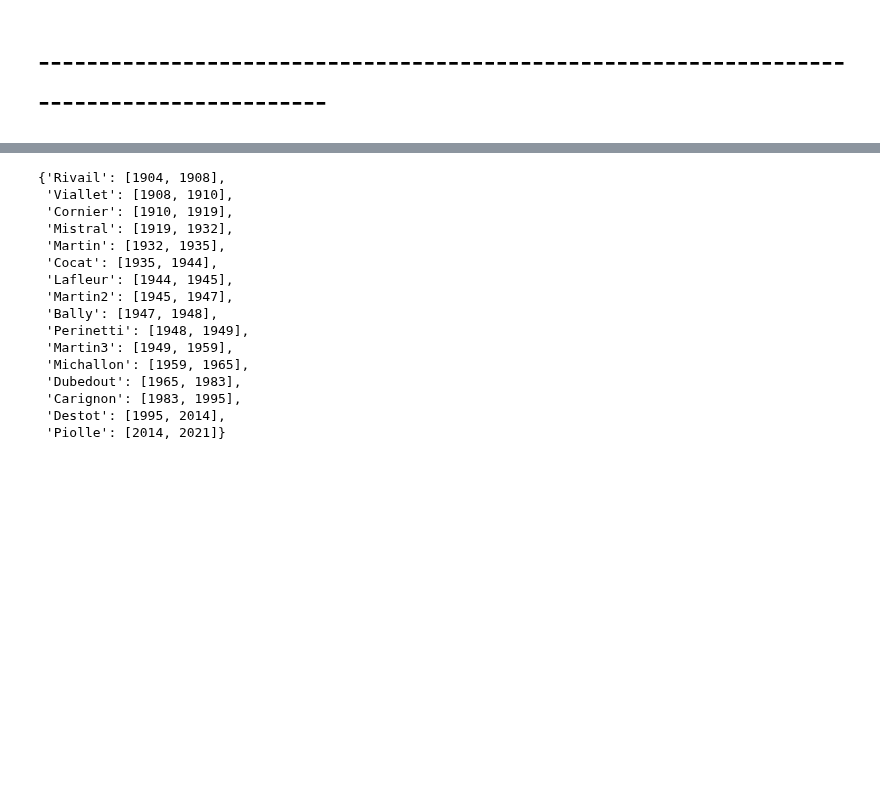
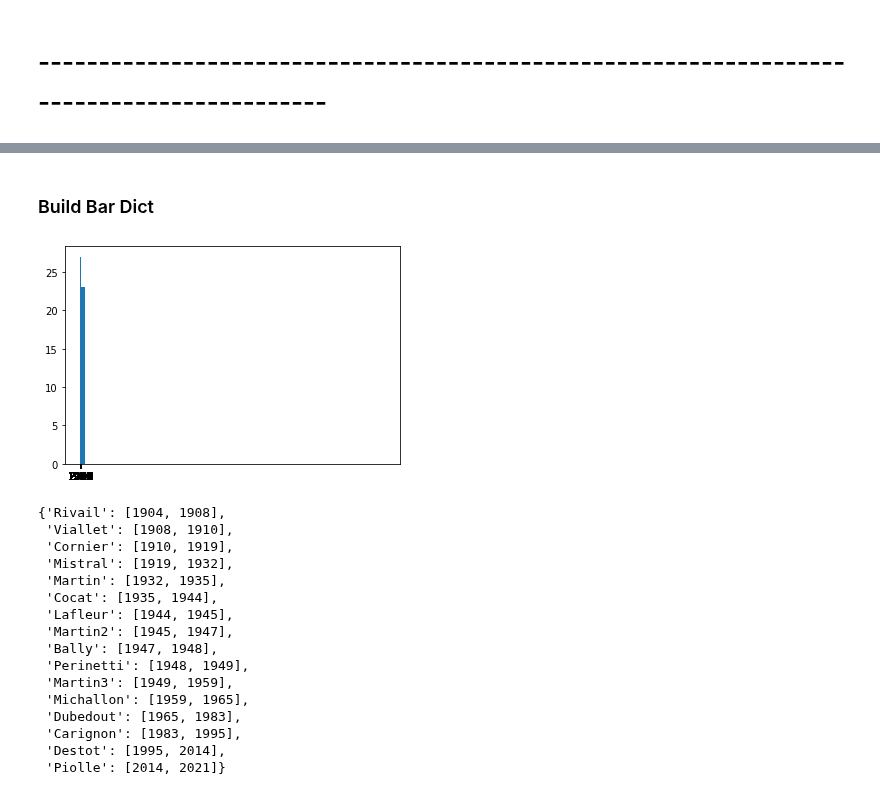
Before and after one commit to ManuLabricole/CDN-StatisticExploratoire, a Jupyter notebook: notebooks/arbres.ipynb, the cells around one changed output, grey strips where cells are left out. Cells and saved outputs as stored; diff of their text form; code cells hidden in the pictures; blank space fills up the shorter version.

```diff
--- a/notebooks/arbres.ipynb
+++ b/notebooks/arbres.ipynb
@@ -474,0 +442,2 @@ treePlanted
+# %% [markdown]
+### Build Bar Dict
@@ -474,0 +452,5 @@ treePlanted
+# %%
+treePlanted = [el[1] for el in sortedTreeTupleList]
+treePlantedCum = cumsum(treePlanted)
+# %%
+years = [el[0] for el in sortedTreeTupleList]
@@ -475,3 +459,10 @@ treePlanted
+# %%
+h=plt.hist(years,treePlantedCum)
+ax.set(xlim=(min(years), max(years)), ylim=(min(treePlantedCum), max(treePlantedCum)))
+
+plt.show()
+# %% [output]
+[figure, added]
 # %%
 maireDict
 # %% [output]
```
Also changed, not shown: parts of 11 cells of this notebook.
